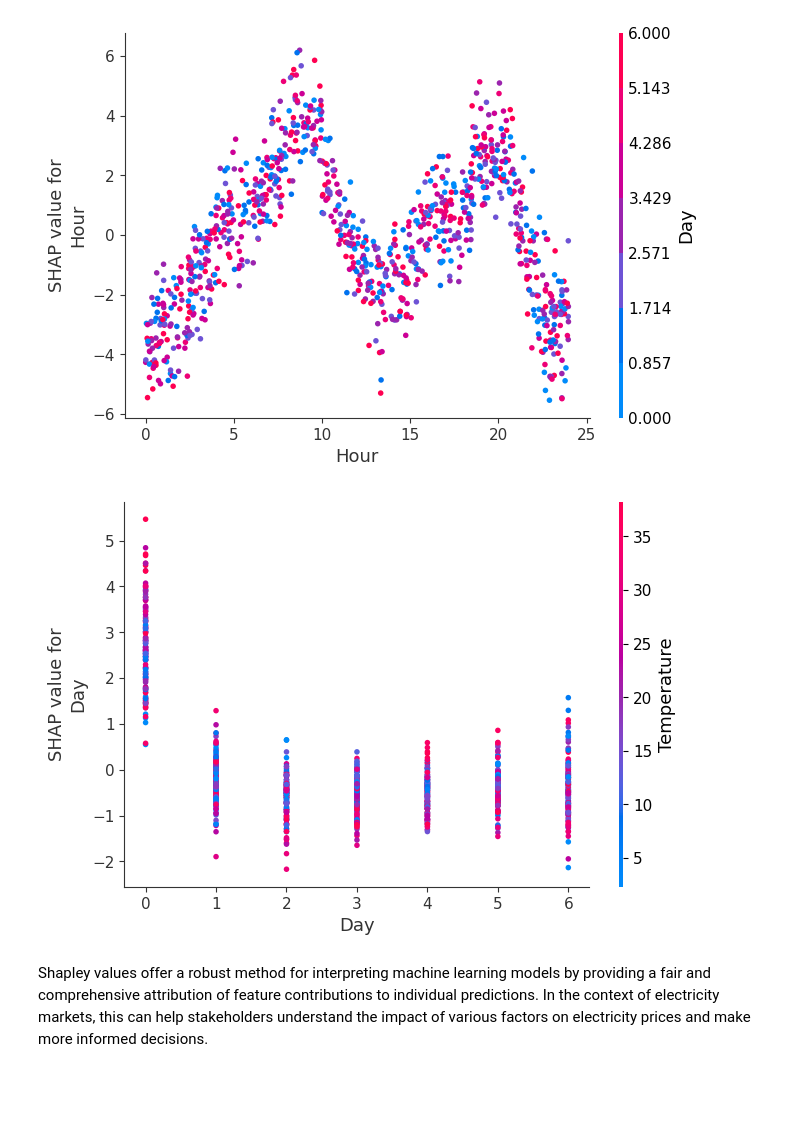
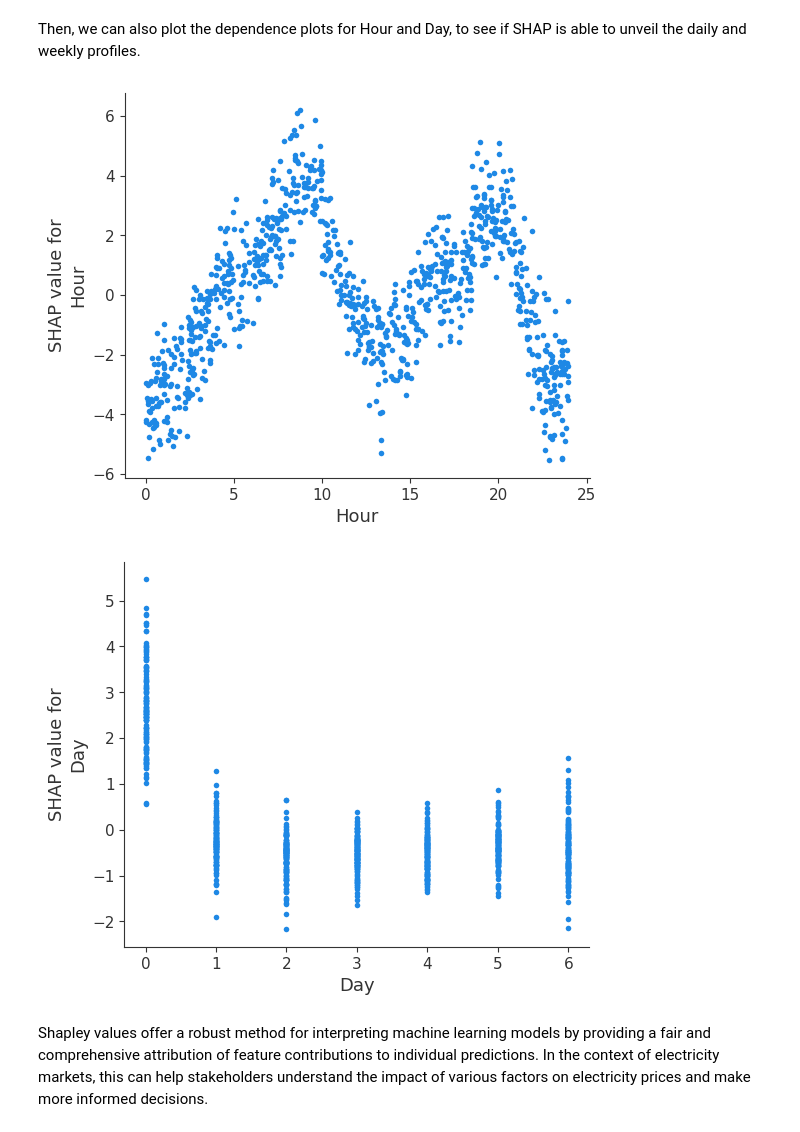
Before and after one commit to dcacciarelli/my-causality-book, a Jupyter notebook: _sources/notebooks/shapley.ipynb, the cells around one changed output. Drawn from its saved outputs; the diff is of its cells as text; code cells hidden in the pictures; blank space fills up the shorter version.

```diff
--- a/_sources/notebooks/shapley.ipynb
+++ b/_sources/notebooks/shapley.ipynb
@@ -96,12 +191,14 @@ shap.dependence_plot('Temperature', shap_values, X)
+# %% [markdown]
+Then, we can also plot the dependence plots for Hour and Day, to see if SHAP is able to unveil the daily and weekly profiles.
 # %%
 # Dependence plot for a specific feature
-shap.dependence_plot('Hour', shap_values, X)
+shap.dependence_plot('Hour', shap_values, X, interaction_index=None)
 # %% [output]
-[figure, old version]
+[figure, new version]
 # %%
 # Dependence plot for a specific feature
-shap.dependence_plot('Day', shap_values, X)
+shap.dependence_plot('Day', shap_values, X, interaction_index=None)
 # %% [output]
-[figure, old version]
+[figure, new version]
 # %% [markdown]
 Shapley values offer a robust method for interpreting machine learning models by providing a fair and comprehensive attribution of feature contributions to individual predictions. In the context of electricity markets, this can help stakeholders understand the impact of various factors on electricity prices and make more informed decisions.
```
Also changed, not shown: parts of 18 cells of this notebook, 10 other files.
